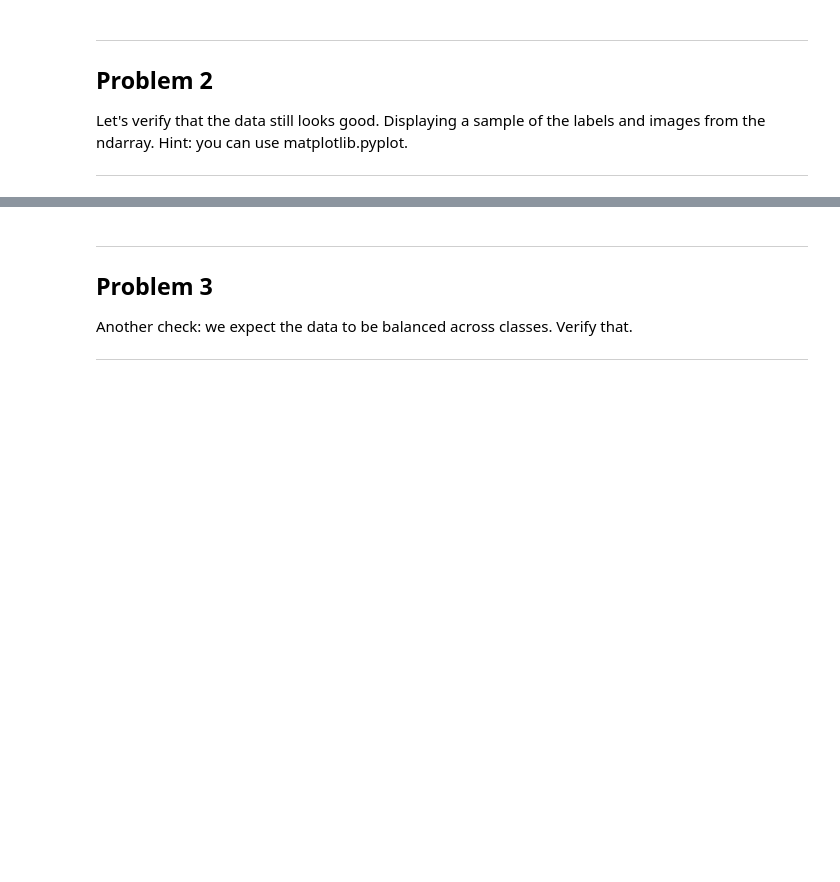
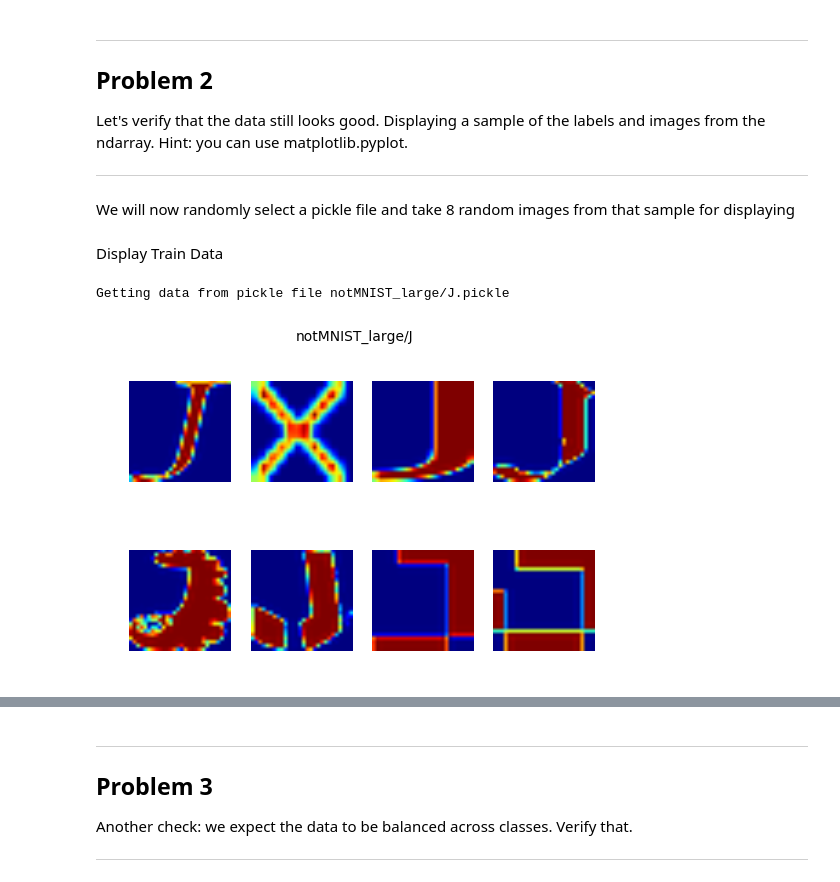
Before and after one commit to aakashef/udacity-deep-learn, a Jupyter notebook: 1_notmnist.ipynb, the cells around one changed output, grey strips where cells are left out. Cells and saved outputs as stored; diff of their text form; code cells hidden in the pictures; blank space fills up the shorter version.

Commit message:
Displaying data after normalization from the pickle file

```diff
--- a/1_notmnist.ipynb
+++ b/1_notmnist.ipynb
@@ -208,3 +230,28 @@ Problem 2
 Let's verify that the data still looks good. Displaying a sample of the labels and images from the ndarray. Hint: you can use matplotlib.pyplot.
 
 ---
+# %% [markdown]
+We will now randomly select a pickle file and take 8 random images from that sample for displaying
+# %%
+def display_random_pickle(data_folders):
+    data_folder = random.sample(data_folders, 1)
+    pickle_file_name = data_folder[0] + '.pickle'
+    print ('Getting data from pickle file', pickle_file_name)
+    try:
+        with open(pickle_file_name, 'rb') as pickle_file:
+            dataset = pickle.load(pickle_file)
+    except Exception as e:
+        print ('Unable to load data from pickle file ', pickle_file_name, ' Error: ', e)
+        return
+    plt.suptitle(data_folder[-1])
+    for index, image in enumerate(random.sample(dataset, 8)):
+        plt.subplot(2, 4, index + 1)
+        plt.axis('off')
+        plt.imshow(image)
+# %% [markdown]
+Display Train Data
+# %%
+display_random_pickle(train_folders)
+# %% [output]
+Getting data from pickle file notMNIST_large/J.pickle
+[figure, added]
```
Also changed, not shown: parts of 4 cells of this notebook.
